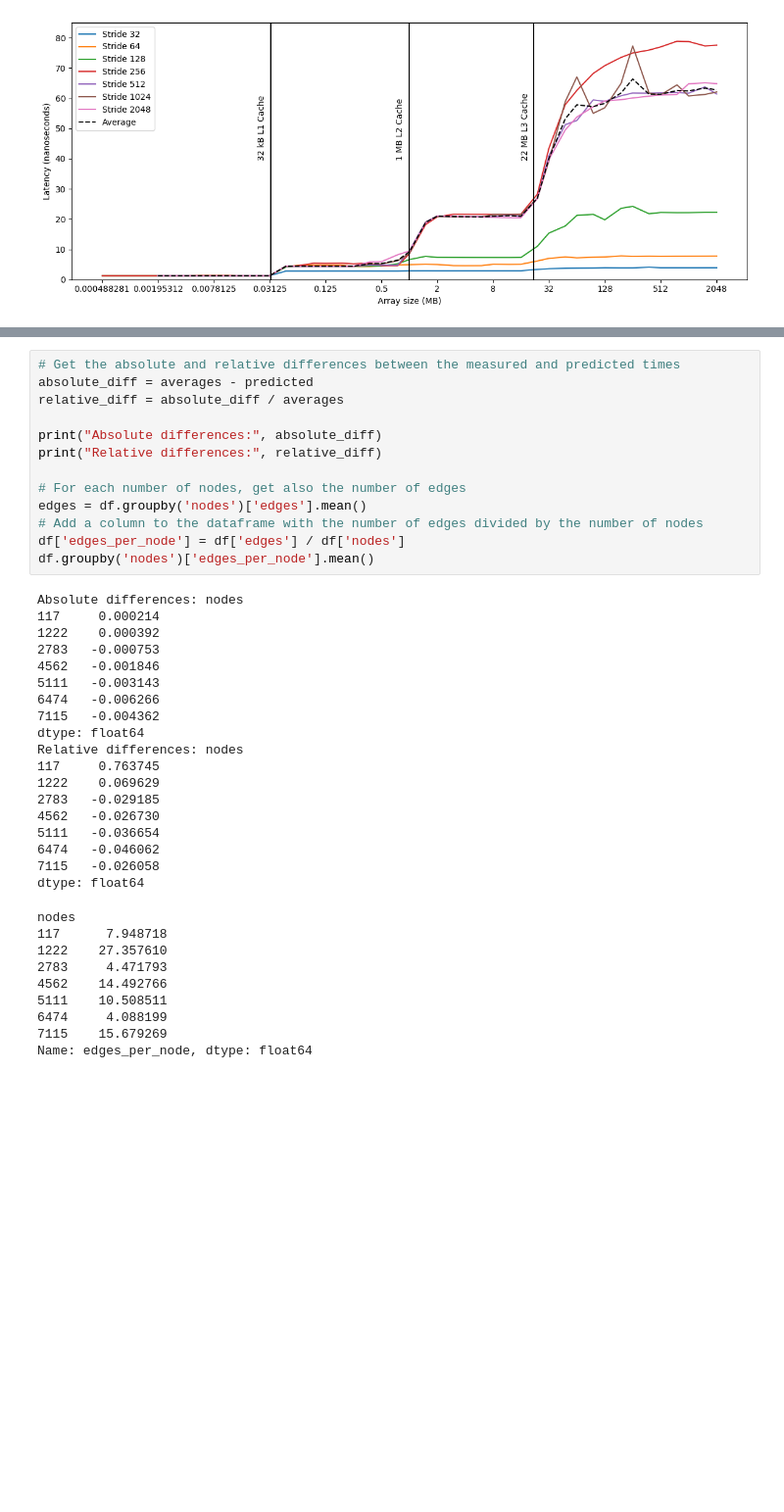
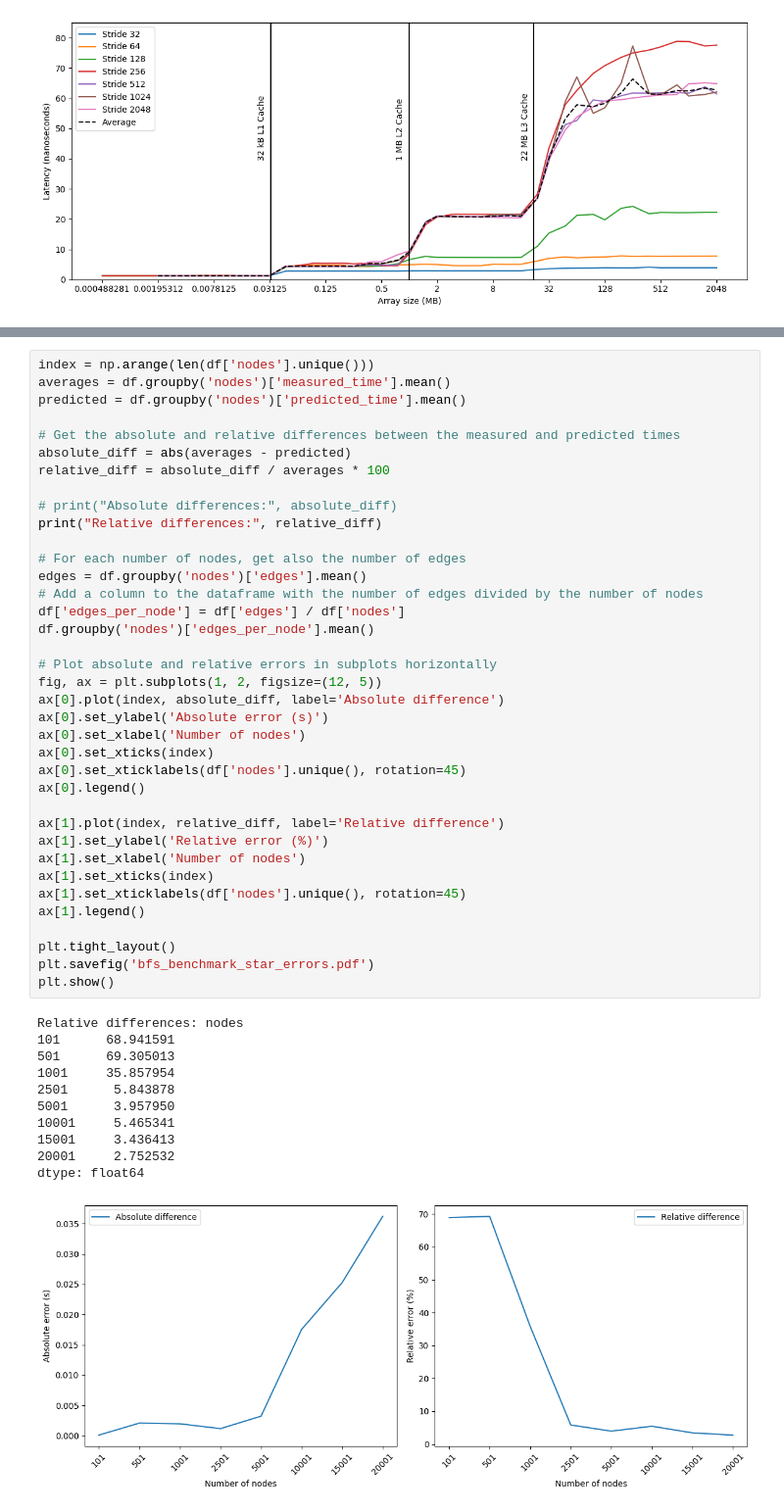
Before and after one commit to graph-massivizer/graph-optimizer, a Jupyter notebook: benchmarks/results/visualize.ipynb, the cells around one changed output, grey strips where cells are left out. Shown at 98% size. Cells and saved outputs as stored; diff of their text form; blank space fills up the shorter version.

```diff
--- a/benchmarks/results/visualize.ipynb
+++ b/benchmarks/results/visualize.ipynb
@@ -119,41 +127,49 @@ plt.show()
 # %%
+index = np.arange(len(df['nodes'].unique()))
+averages = df.groupby('nodes')['measured_time'].mean()
+predicted = df.groupby('nodes')['predicted_time'].mean()
+
 # Get the absolute and relative differences between the measured and predicted times
-absolute_diff = averages - predicted
-relative_diff = absolute_diff / averages
+absolute_diff = abs(averages - predicted)
+relative_diff = absolute_diff / averages * 100
 
-print("Absolute differences:", absolute_diff)
+# print("Absolute differences:", absolute_diff)
 print("Relative differences:", relative_diff)
 
 # For each number of nodes, get also the number of edges
 edges = df.groupby('nodes')['edges'].mean()
 # Add a column to the dataframe with the number of edges divided by the number of nodes
 df['edges_per_node'] = df['edges'] / df['nodes']
 df.groupby('nodes')['edges_per_node'].mean()
+
+# Plot absolute and relative errors in subplots horizontally
+fig, ax = plt.subplots(1, 2, figsize=(12, 5))
+ax[0].plot(index, absolute_diff, label='Absolute difference')
+ax[0].set_ylabel('Absolute error (s)')
+ax[0].set_xlabel('Number of nodes')
+ax[0].set_xticks(index)
+ax[0].set_xticklabels(df['nodes'].unique(), rotation=45)
+ax[0].legend()
+
+ax[1].plot(index, relative_diff, label='Relative difference')
+ax[1].set_ylabel('Relative error (%)')
+ax[1].set_xlabel('Number of nodes')
+ax[1].set_xticks(index)
+ax[1].set_xticklabels(df['nodes'].unique(), rotation=45)
+ax[1].legend()
+
+plt.tight_layout()
+plt.savefig('bfs_benchmark_star_errors.pdf')
+plt.show()
 # %% [output]
-Absolute differences: nodes
-117     0.000214
-1222    0.000392
-2783   -0.000753
-4562   -0.001846
-5111   -0.003143
-6474   -0.006266
-7115   -0.004362
+Relative differences: nodes
+101      68.941591
+501      69.305013
+1001     35.857954
+2501      5.843878
+5001      3.957950
+10001     5.465341
+15001     3.436413
+20001     2.752532
 dtype: float64
-Relative differences: nodes
-117     0.763745
-1222    0.069629
-2783   -0.029185
-4562   -0.026730
-5111   -0.036654
-6474   -0.046062
-7115   -0.026058
-dtype: float64
-nodes
-117      7.948718
-1222    27.357610
-2783     4.471793
-4562    14.492766
-5111    10.508511
-6474     4.088199
-7115    15.679269
-Name: edges_per_node, dtype: float64
+[figure, added]
```
Also changed, not shown: parts of 1 cell of this notebook, 6 other files.
